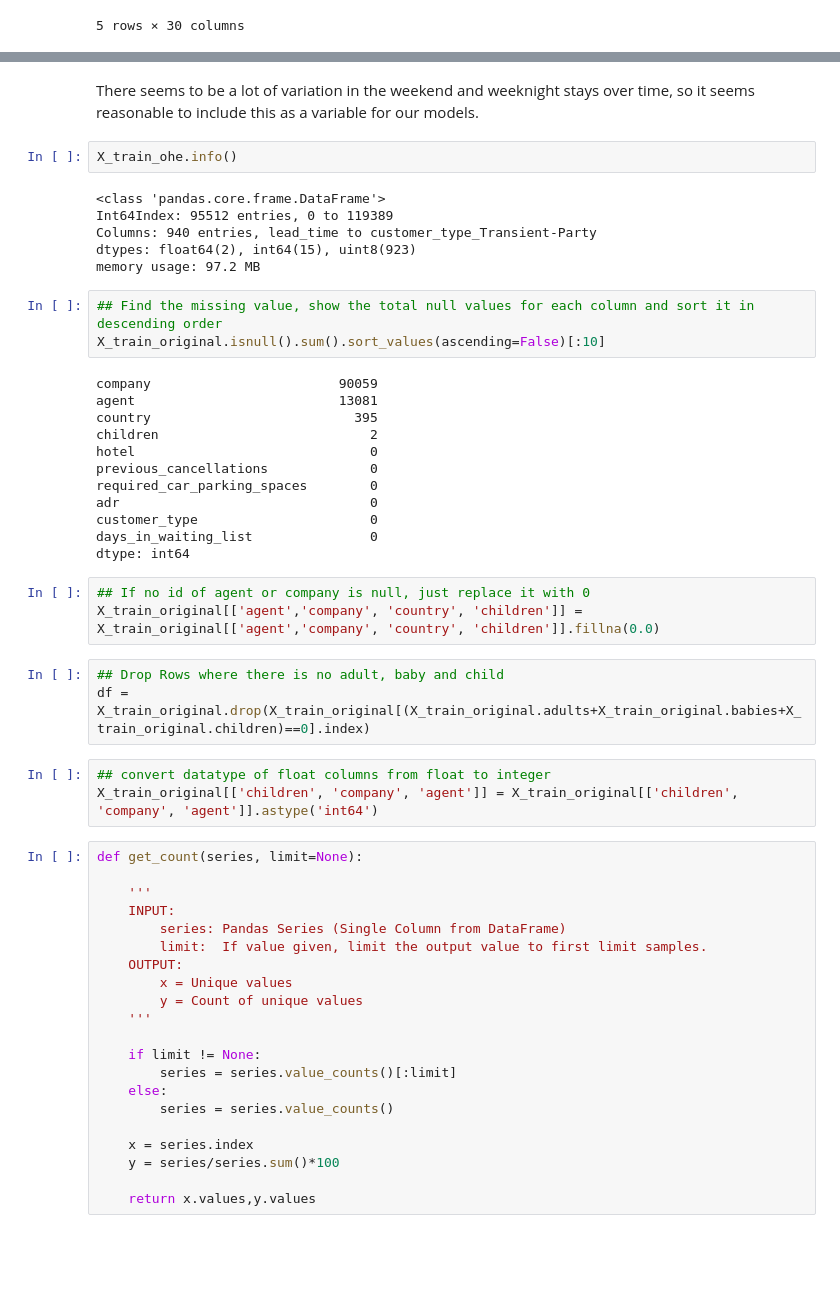
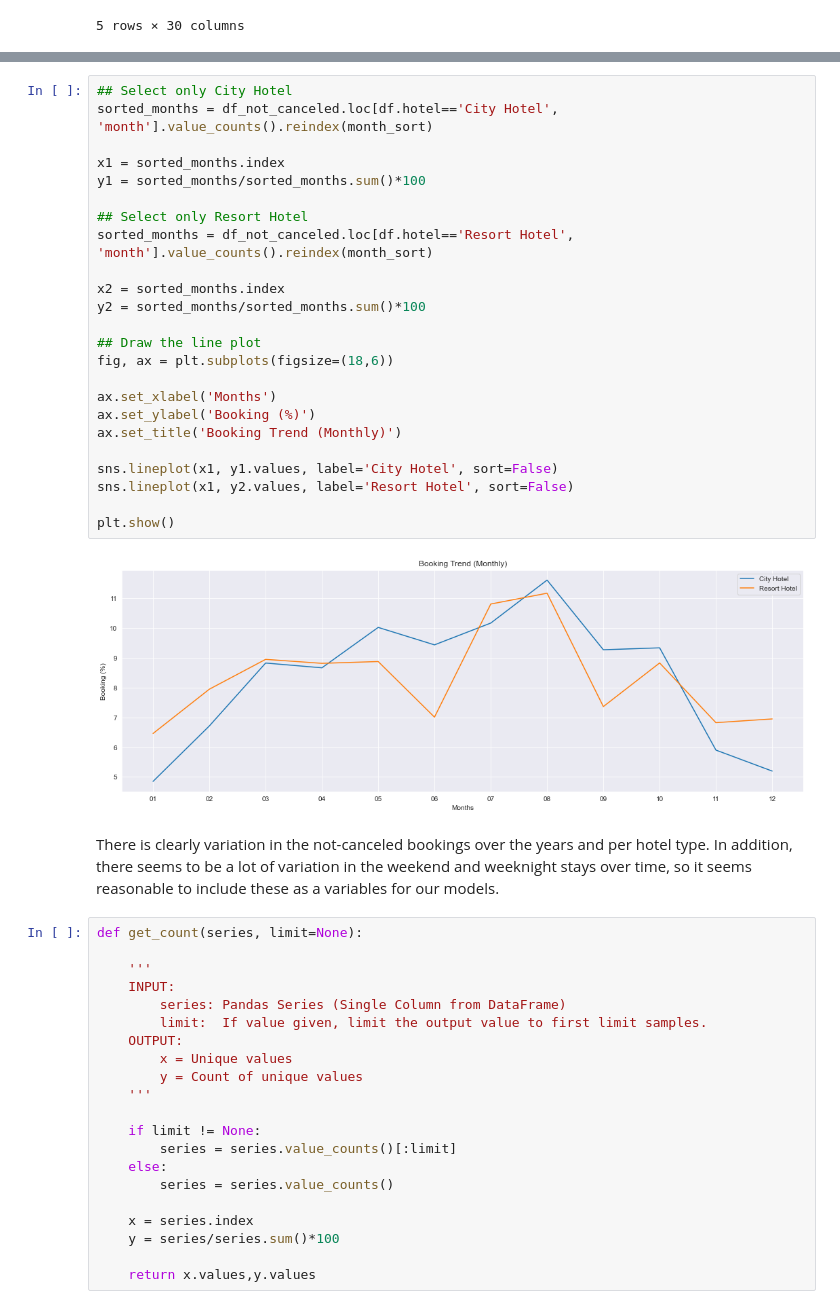
Before and after one commit to FR-Schwartz/ids705, a Jupyter notebook: assignments/Assignment_5.ipynb, the cells around one changed output, grey strips where cells are left out. Cells and saved outputs as stored; diff of their text form; blank space fills up the shorter version.

```diff
--- a/assignments/Assignment_5.ipynb
+++ b/assignments/Assignment_5.ipynb
@@ -165,37 +229,31 @@ plt.show()
+# %%
+## Select only City Hotel
+sorted_months = df_not_canceled.loc[df.hotel=='City Hotel', 'month'].value_counts().reindex(month_sort)
+
+x1 = sorted_months.index
+y1 = sorted_months/sorted_months.sum()*100
+
+## Select only Resort Hotel
+sorted_months = df_not_canceled.loc[df.hotel=='Resort Hotel', 'month'].value_counts().reindex(month_sort)
+
+x2 = sorted_months.index
+y2 = sorted_months/sorted_months.sum()*100
+
+## Draw the line plot
+fig, ax = plt.subplots(figsize=(18,6))
+
+ax.set_xlabel('Months')
+ax.set_ylabel('Booking (%)')
+ax.set_title('Booking Trend (Monthly)')
+
+sns.lineplot(x1, y1.values, label='City Hotel', sort=False)
+sns.lineplot(x1, y2.values, label='Resort Hotel', sort=False)
+
+plt.show()
+# %% [output]
+[figure, added]
 # %% [markdown]
-There seems to be a lot of variation in the weekend and weeknight stays over time, so it seems reasonable to include this as a variable for our models.
+There is clearly variation in the not-canceled bookings over the years and per hotel type. In addition, there seems to be a lot of variation in the weekend and weeknight stays over time, so it seems reasonable to include these as a variables for our models.
-# %%
-X_train_ohe.info()
-# %% [output]
-<class 'pandas.core.frame.DataFrame'>
-Int64Index: 95512 entries, 0 to 119389
-Columns: 940 entries, lead_time to customer_type_Transient-Party
-dtypes: float64(2), int64(15), uint8(923)
-memory usage: 97.2 MB
-# %%
-## Find the missing value, show the total null values for each column and sort it in descending order
-X_train_original.isnull().sum().sort_values(ascending=False)[:10]
-# %% [output]
-company                        90059
-agent                          13081
-country                          395
-children                           2
-hotel                              0
-previous_cancellations             0
-required_car_parking_spaces        0
-adr                                0
-customer_type                      0
-days_in_waiting_list               0
-dtype: int64
-# %%
-## If no id of agent or company is null, just replace it with 0
-X_train_original[['agent','company', 'country', 'children']] = X_train_original[['agent','company', 'country', 'children']].fillna(0.0)
-# %%
-## Drop Rows where there is no adult, baby and child
-df = X_train_original.drop(X_train_original[(X_train_original.adults+X_train_original.babies+X_train_original.children)==0].index)
-# %%
-## convert datatype of float columns from float to integer
-X_train_original[['children', 'company', 'agent']] = X_train_original[['children', 'company', 'agent']].astype('int64')
 # %%
 def get_count(series, limit=None):
 
```
Also changed, not shown: parts of 26 cells of this notebook.
